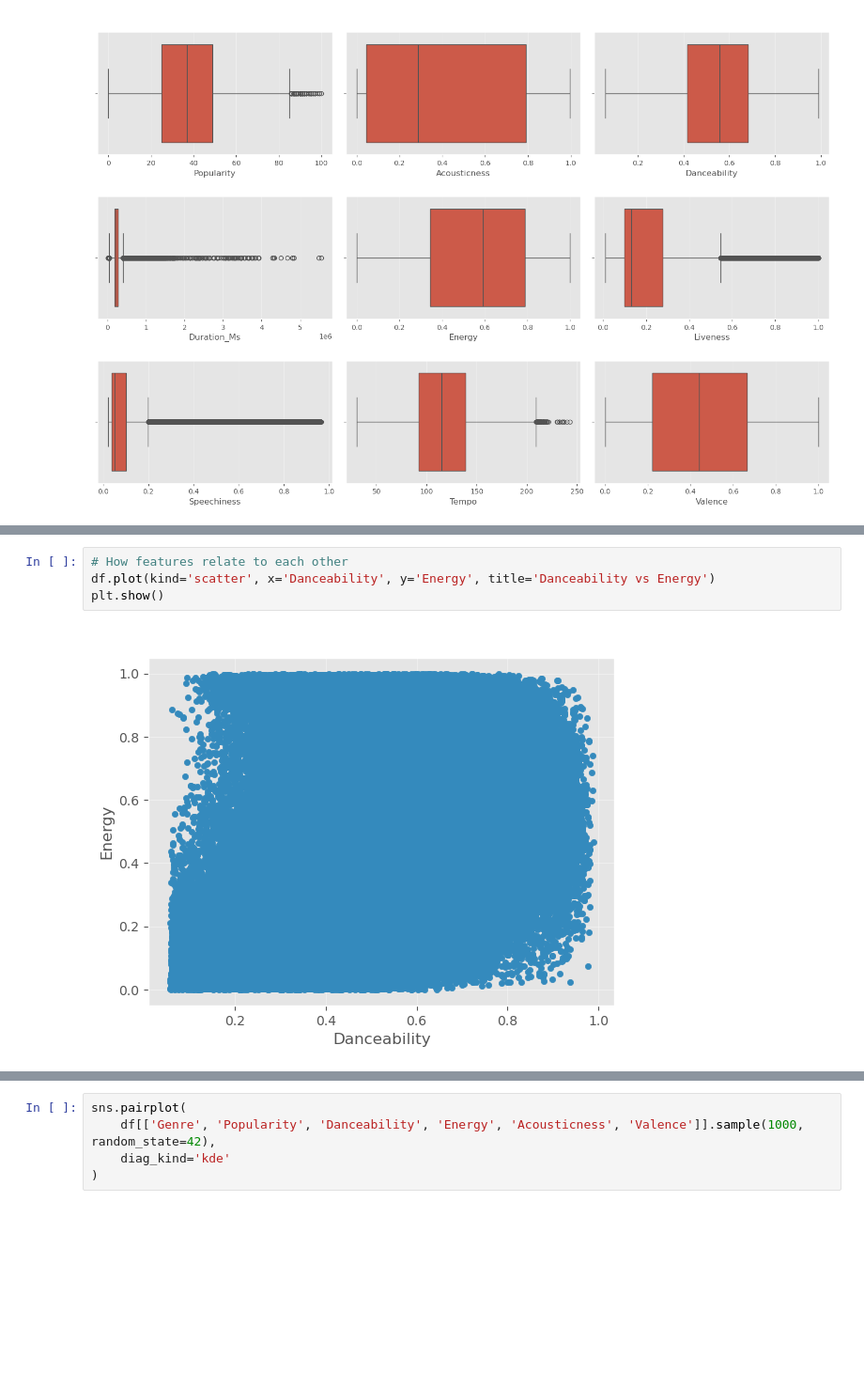
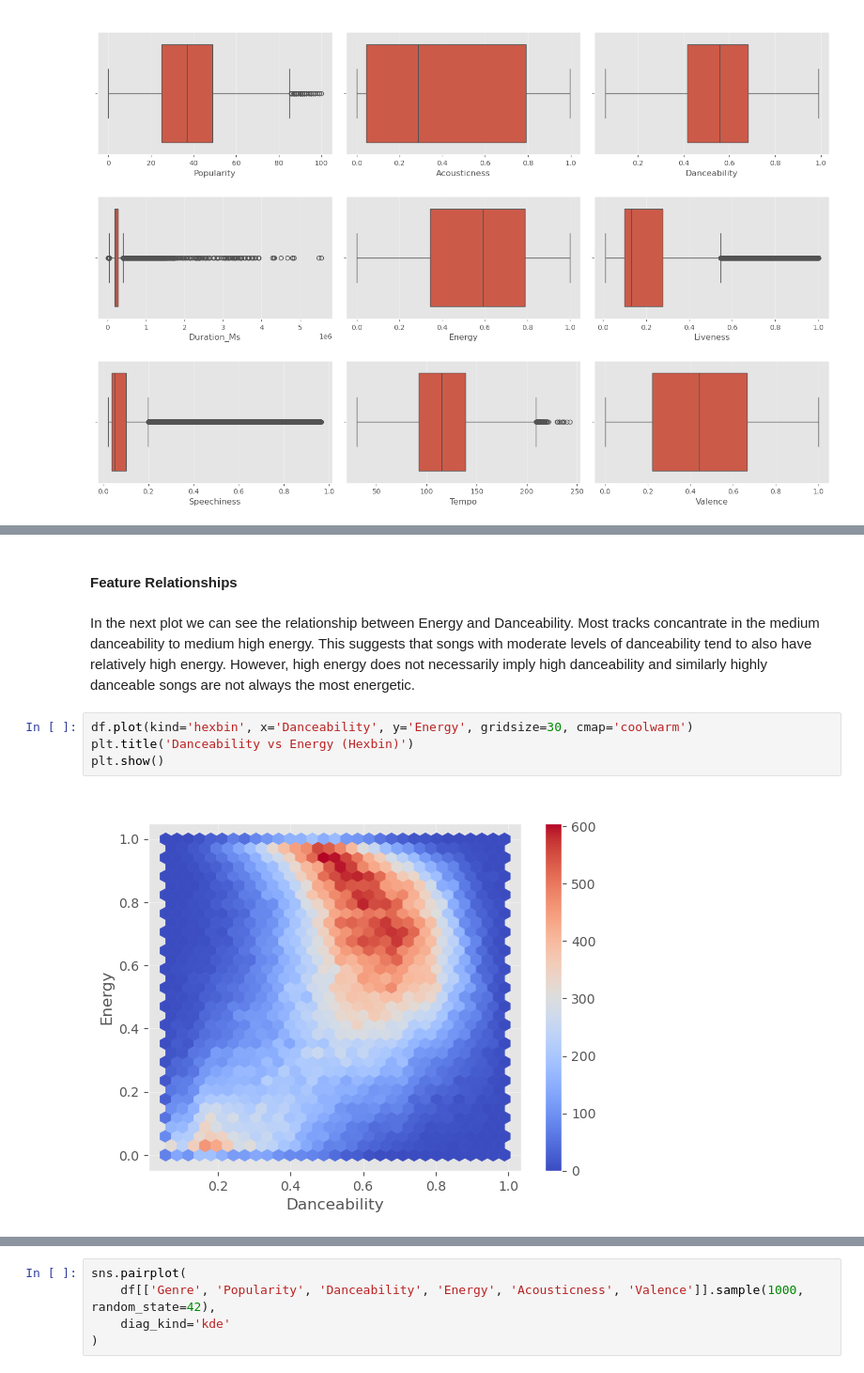
Before and after one commit to bartzilla/SpotifyDB_Music_Analysis, a Jupyter notebook: P4DS_A2_Data_Analysis_Project.ipynb, the cells around one changed output, grey strips where cells are left out. Shown at 94% size. Saved outputs shown, nothing was run; the diff lists cells and outputs as text; blank space fills up the shorter version.

```diff
--- a/P4DS_A2_Data_Analysis_Project.ipynb
+++ b/P4DS_A2_Data_Analysis_Project.ipynb
@@ -381,6 +369,10 @@ Text(0, 0.5, 'Count')
+# %% [markdown]
+#### Feature Relationships
+# %% [markdown]
+In the next plot we can see the relationship between Energy and Danceability. Most tracks concantrate in the medium danceability to medium high energy. This suggests that songs with moderate levels of danceability tend to also have relatively high energy. However, high energy does not necessarily imply high danceability and similarly highly danceable songs are not always the most energetic.
 # %%
-# How features relate to each other
-df.plot(kind='scatter', x='Danceability', y='Energy', title='Danceability vs Energy')
+df.plot(kind='hexbin', x='Danceability', y='Energy', gridsize=30, cmap='coolwarm')
+plt.title('Danceability vs Energy (Hexbin)')
 plt.show()
 # %% [output]
-[figure, old version]
+[figure, new version]
```
Also changed, not shown: parts of 8 cells of this notebook.
